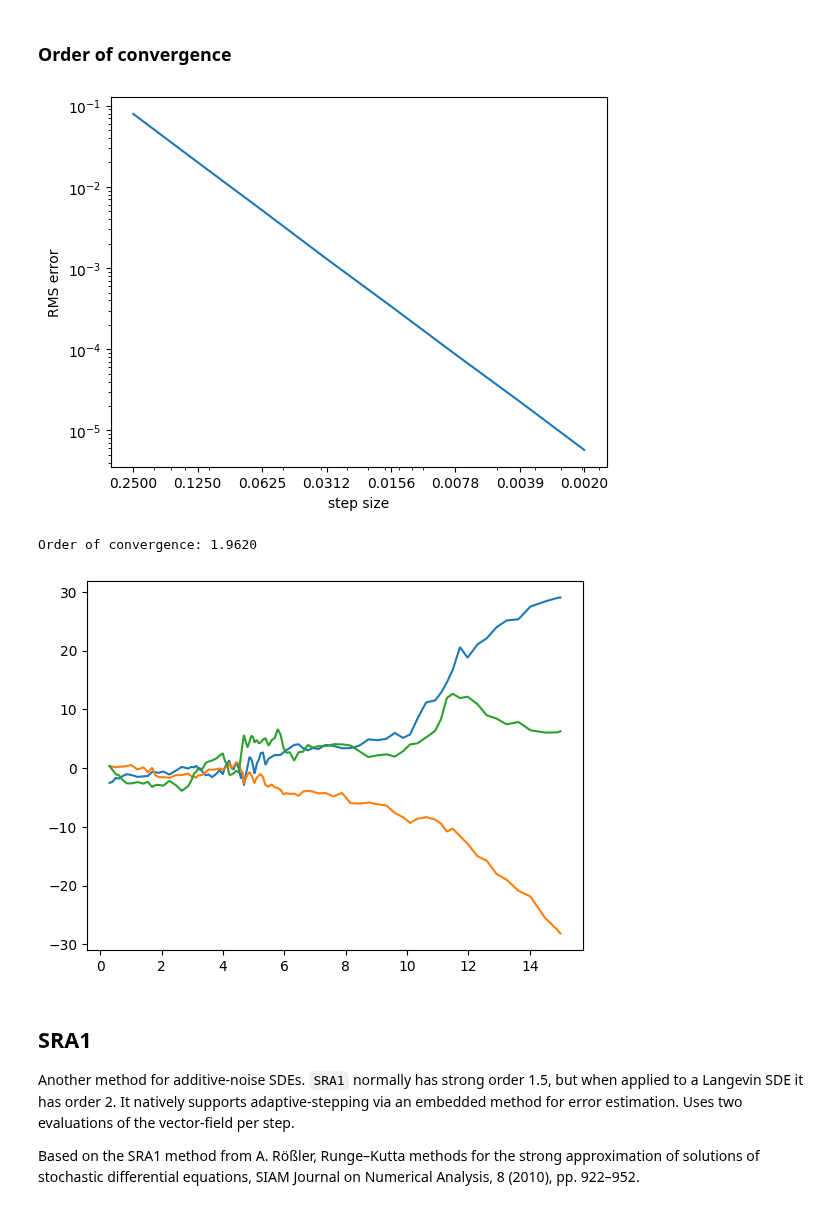
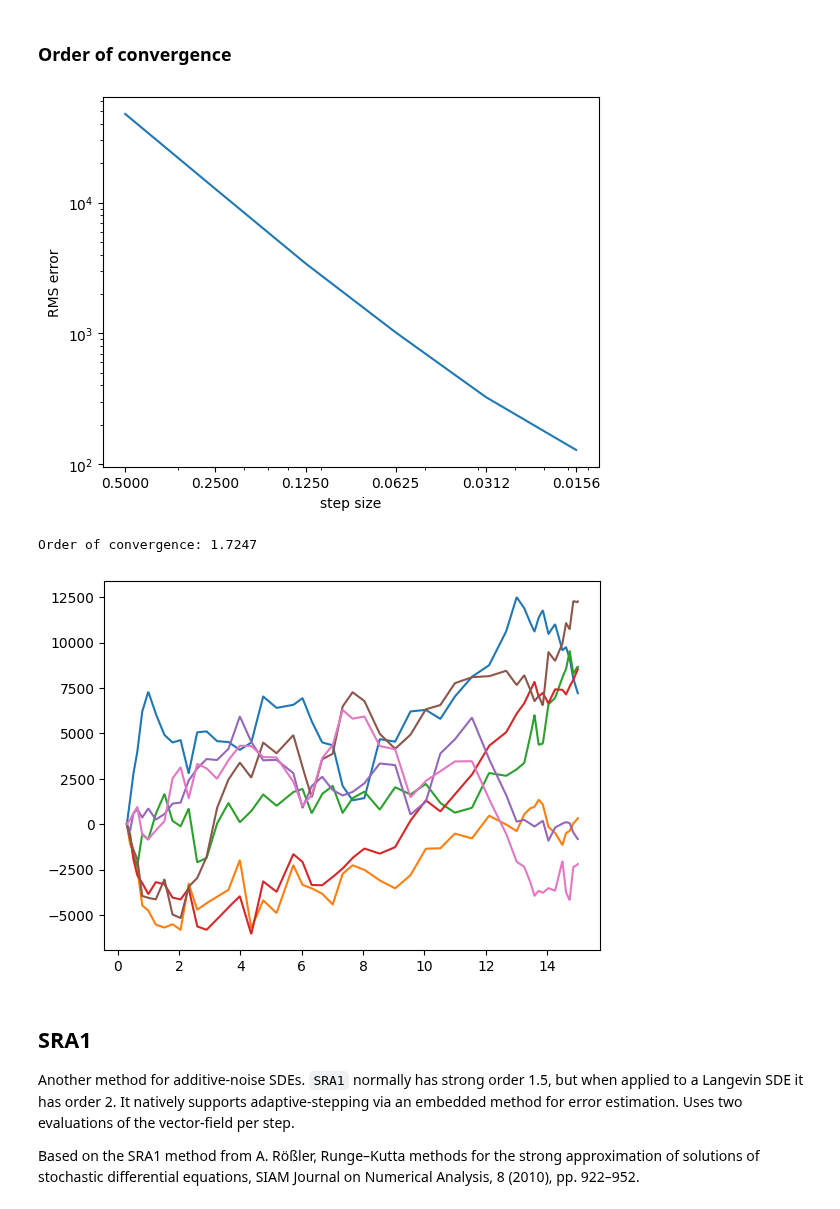
Before and after one commit to andyElking/diffrax_STLA, a Jupyter notebook: examples/srk_example.ipynb, the cells around one changed output. Saved outputs shown, nothing was run; the diff lists cells and outputs as text; code cells hidden in the pictures.

```diff
--- a/examples/srk_example.ipynb
+++ b/examples/srk_example.ipynb
@@ -38,7 +38,7 @@ from diffrax import (
     SaveAt,
     SEA,
     ShARK,
-    SLOW_RK,
+    SlowRK,
     SRA1,
 )
 from jax import config
@@ -69,12 +69,13 @@ def plot_sol_general(sol):
 
 dtype = jnp.float64
 key = jr.PRNGKey(2)
-sde_key = jr.PRNGKey(3)
+sde_key = jr.PRNGKey(11)
 num_samples = 100
 keys = jr.split(jr.PRNGKey(5678), num=num_samples)
-hs0 = jnp.power(2.0, jnp.arange(-1, -6, -1, dtype=dtype))
-hs1 = jnp.power(2.0, jnp.arange(-1, -8, -1, dtype=dtype))
-hs2 = jnp.power(2.0, jnp.arange(-2, -10, -1, dtype=dtype))
+
+
+def hs(n):
+    return jnp.power(2.0, jnp.arange(-1, -n, -1, dtype=dtype))
 
 
 def get_dtype(x):
@@ -95,11 +96,11 @@ t0_typed, t1_typed = dtype(0.3), dtype(15)
 saveat_typed = SaveAt(ts=jnp.linspace(t0, t1, 1000, dtype=dtype))
 dt0_typed = dtype(0.1)
 
-time_sde = get_time_sde(t0, t1, dtype=dtype, noise_dim=3, key=sde_key)
+time_sde = get_time_sde(t0, t1, dtype=dtype, noise_dim=7, key=sde_key)
 terms_time_sde = time_sde.get_terms(
     time_sde.get_bm(key, levy_area="space-time", tol=2**-10)
 )
-time_sde_short = get_time_sde(t0, t_short, dtype=dtype, noise_dim=3, key=sde_key)
+time_sde_short = get_time_sde(t0, t_short, dtype=dtype, noise_dim=7, key=sde_key)
 # %% [output]
 env: JAX_PLATFORM_NAME=cuda
 # %% [markdown]
@@ -129,30 +130,30 @@ plot_sol_general(solShARK_time)
 ### Order of convergence
 # %%
 hs, ShARK_errs_time_sde, _ = sde_solver_strong_order(
-    keys, time_sde_short, ShARK(), ShARK(), 2**-11, dts=hs2
+    keys, time_sde_short, ShARK(), ShARK(), 2**-8, dts=hs(7)
 )
 draw_order(hs, ShARK_errs_time_sde)
 # %% [output]
-[figure, old version]
+[figure, new version]
-Order of convergence: 1.9620
+Order of convergence: 1.7247
 # %%
 # ShARK uses an embeded method for error estimates,
 # so it has native adaptive-stepping support
-controller = PIDController(pcoeff=0.1, icoeff=0.3, rtol=0.005, atol=0.001)
+controller = PIDController(pcoeff=0.1, icoeff=0.3, rtol=0.001, atol=0.0001)
 solShARK_PID = diffeqsolve(
     terms_time_sde,
     ShARK(),
     t0,
     t1,
     dt0=dt0,
     y0=time_sde.y0,
     args=time_sde.args,
     saveat=saveat,
     stepsize_controller=controller,
 )
 plot_sol_general(solShARK_PID)
 # %% [output]
-[figure, old version]
+[figure, new version]
 # %% [markdown]
 ## SRA1
 Another method for additive-noise SDEs.
```
Also changed, not shown: parts of 10 cells of this notebook, 14 other files.
